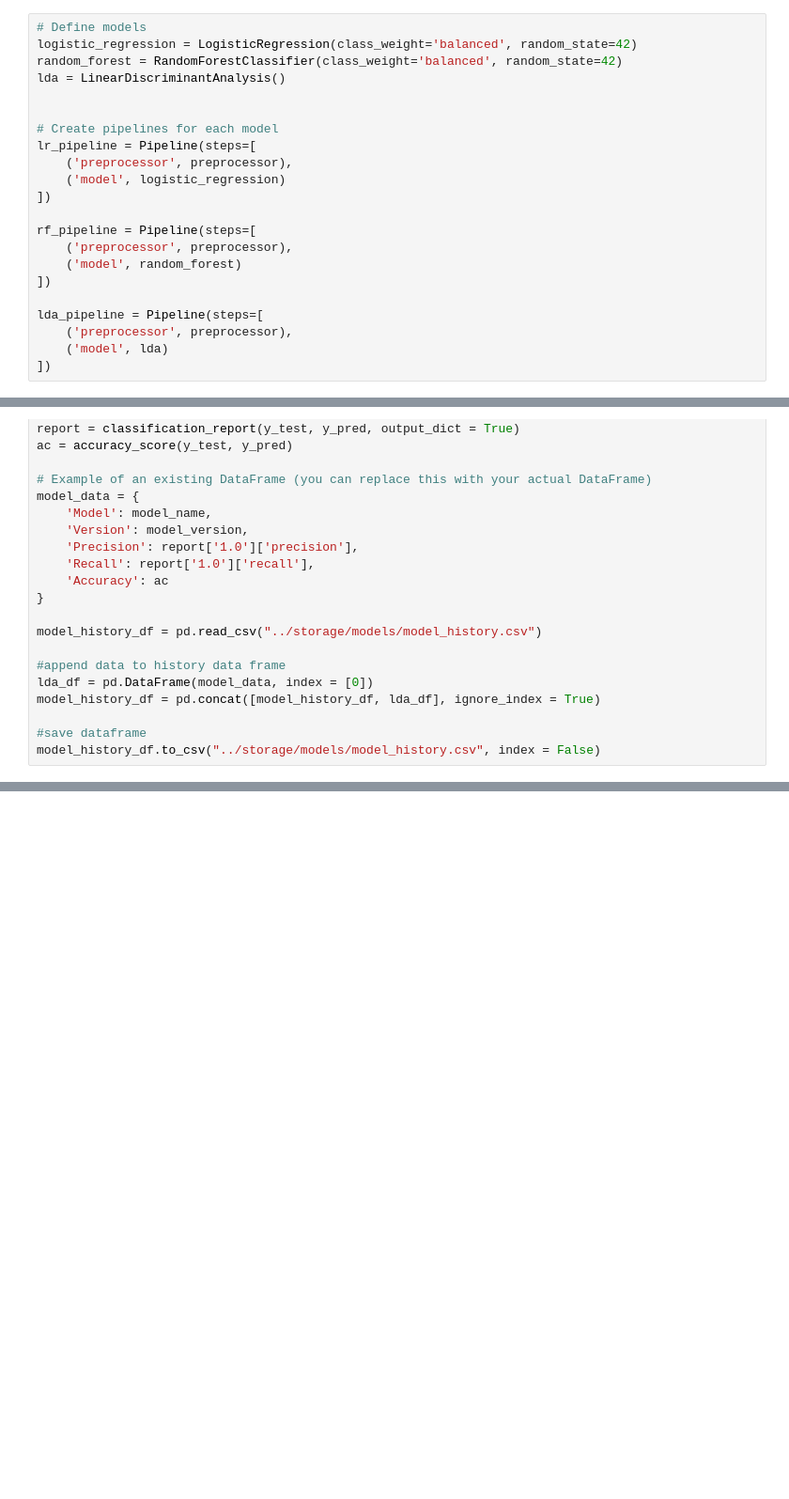
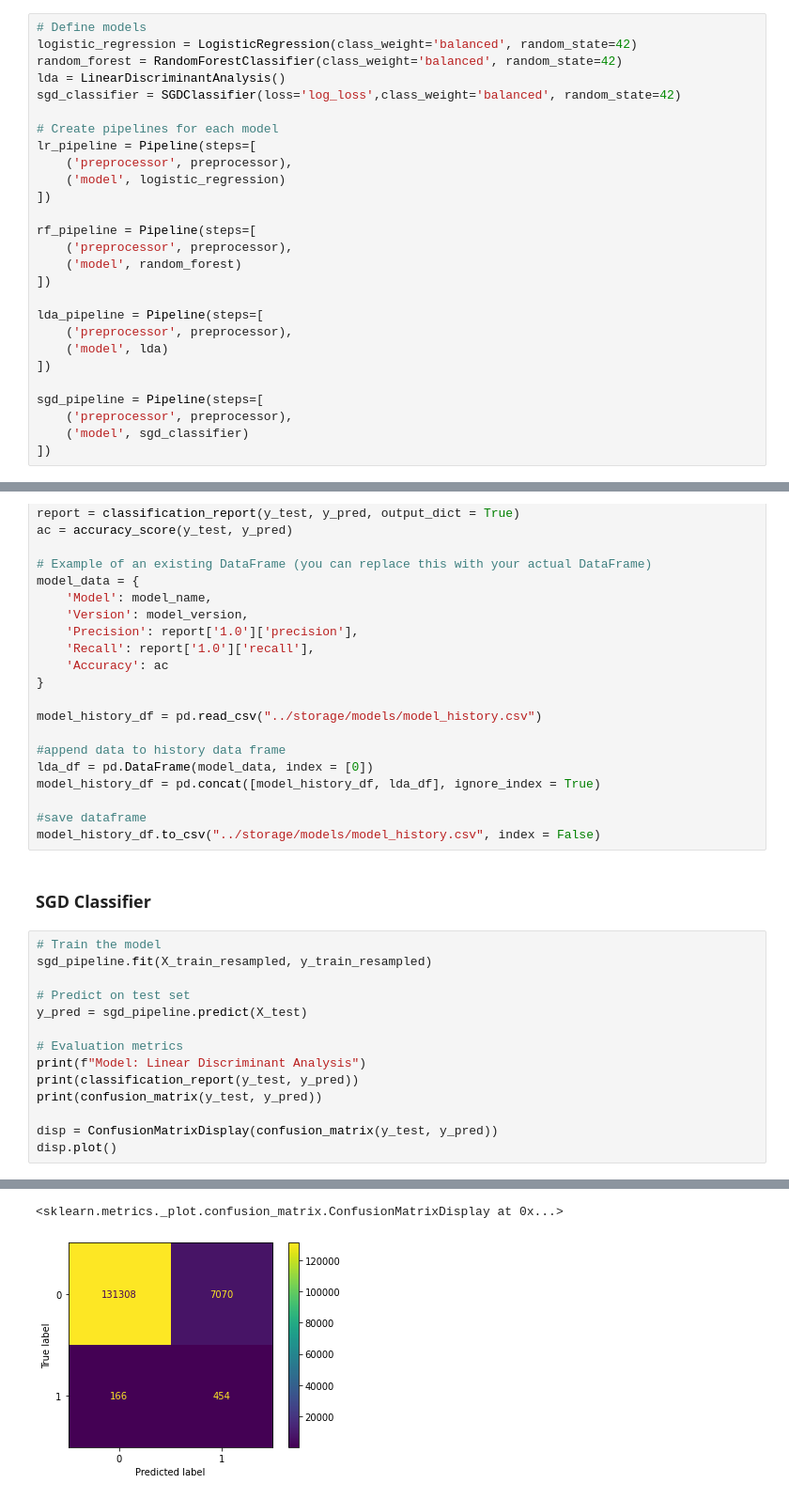
Before and after one commit to kaneelgit/senevirathne-kaneel-EN705603, a Jupyter notebook: securebank/analysis/model_performance.ipynb, the cells around one changed output, grey strips where cells are left out. Shown: that part at 94% size. Cells and saved outputs as stored; diff of their text form; blank space fills up the shorter version.

Commit message:
model ipynb

```diff
--- a/securebank/analysis/model_performance.ipynb
+++ b/securebank/analysis/model_performance.ipynb
@@ -101,7 +106,7 @@ X_train_resampled, y_train_resampled = smote.fit_resample(X_train, y_train)
 logistic_regression = LogisticRegression(class_weight='balanced', random_state=42)
 random_forest = RandomForestClassifier(class_weight='balanced', random_state=42)
 lda = LinearDiscriminantAnalysis()
-
+sgd_classifier = SGDClassifier(loss='log_loss',class_weight='balanced', random_state=42)
 
 # Create pipelines for each model
 lr_pipeline = Pipeline(steps=[
@@ -118,6 +123,11 @@ lda_pipeline = Pipeline(steps=[
     ('preprocessor', preprocessor),
     ('model', lda)
 ])
+
+sgd_pipeline = Pipeline(steps=[
+    ('preprocessor', preprocessor),
+    ('model', sgd_classifier)
+])
 # %% [markdown]
 # Train and fit models #
 
@@ -306,3 +316,20 @@ model_history_df = pd.concat([model_history_df, lda_df], ignore_index = True)
 
 #save dataframe
 model_history_df.to_csv("../storage/models/model_history.csv", index = False)
+# %% [markdown]
+### SGD Classifier ###
+# %%
+# Train the model
+sgd_pipeline.fit(X_train_resampled, y_train_resampled)
+
+# Predict on test set
+y_pred = sgd_pipeline.predict(X_test)
+
+# Evaluation metrics
+print(f"Model: Linear Discriminant Analysis")
+print(classification_report(y_test, y_pred))
+print(confusion_matrix(y_test, y_pred))
+
+disp = ConfusionMatrixDisplay(confusion_matrix(y_test, y_pred))
+disp.plot()
+# %% [output]
@@ -308,0 +348,2 @@ model_history_df.to_csv("../storage/models/model_history.csv", index = False)
+<sklearn.metrics._plot.confusion_matrix.ConfusionMatrixDisplay at 0x...>
+[figure, added]
```
Also changed, not shown: parts of 27 cells of this notebook.
